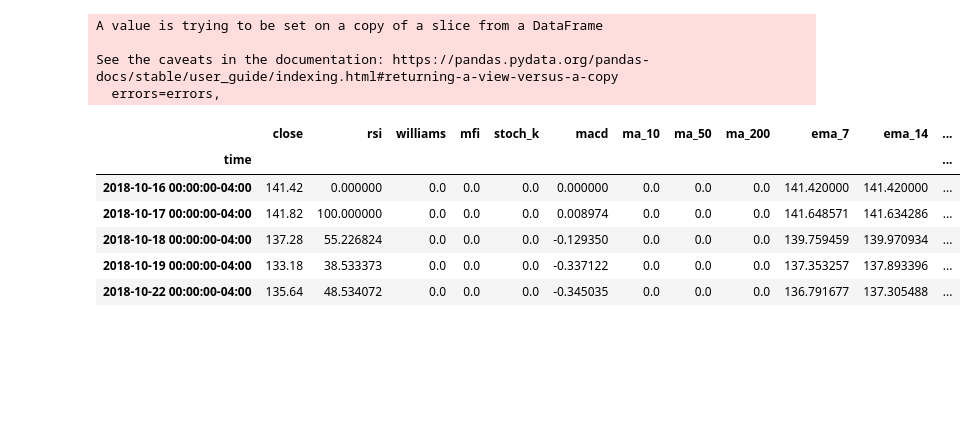
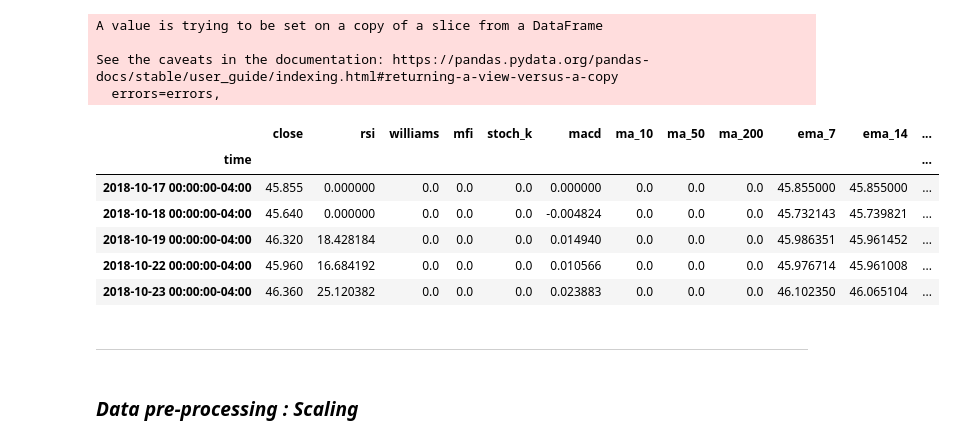
Before and after one commit to illyanyc/technitrade, a Jupyter notebook: code/ml/lstm_demo.ipynb, the cells around one changed output. Cells and saved outputs as stored; diff of their text form; code cells hidden in the pictures; blank space fills up the shorter version.

```diff
--- a/code/ml/lstm_demo.ipynb
+++ b/code/ml/lstm_demo.ipynb
@@ -37,21 +46,26 @@ End date : 2021-07-12
+# %%
+# Load the dataset
+test_tickers = ["KO"]
 # %%
-# Load the dataset
-test_tickers = ["ADSK"]
 ohlcv_df = alpaca.ohlcv(test_tickers, start_date=start_date, end_date=end_date)
 tech_ind = technicals.TechnicalAnalysis(ohlcv_df)
 
 df = tech_ind.get_all_technicals(test_tickers[0])
 df.drop(columns=['open', 'high', 'low', 'volume'], inplace=True)
 df.head()
 # %% [output]
 A value is trying to be set on a copy of a slice from a DataFrame
 
 See the caveats in the documentation: https://pandas.pydata.org/pandas-docs/stable/user_guide/indexing.html#returning-a-view-versus-a-copy
   errors=errors,
 |  | close | rsi | williams | mfi | stoch_k | macd | ma_10 | ma_50 | ma_200 | ema_7 | ema_14 | ... |
 | time |  |  |  |  |  |  |  |  |  |  |  | ... |
-| 2018-10-16 00:00:00-04:00 | 141.42 | 0.000000 | 0.0 | 0.0 | 0.0 | 0.000000 | 0.0 | 0.0 | 0.0 | 141.420000 | 141.420000 | ... |
-| 2018-10-17 00:00:00-04:00 | 141.82 | 100.000000 | 0.0 | 0.0 | 0.0 | 0.008974 | 0.0 | 0.0 | 0.0 | 141.648571 | 141.634286 | ... |
-| 2018-10-18 00:00:00-04:00 | 137.28 | 55.226824 | 0.0 | 0.0 | 0.0 | -0.129350 | 0.0 | 0.0 | 0.0 | 139.759459 | 139.970934 | ... |
-| 2018-10-19 00:00:00-04:00 | 133.18 | 38.533373 | 0.0 | 0.0 | 0.0 | -0.337122 | 0.0 | 0.0 | 0.0 | 137.353257 | 137.893396 | ... |
-| 2018-10-22 00:00:00-04:00 | 135.64 | 48.534072 | 0.0 | 0.0 | 0.0 | -0.345035 | 0.0 | 0.0 | 0.0 | 136.791677 | 137.305488 | ... |
+| 2018-10-17 00:00:00-04:00 | 45.855 | 0.000000 | 0.0 | 0.0 | 0.0 | 0.000000 | 0.0 | 0.0 | 0.0 | 45.855000 | 45.855000 | ... |
+| 2018-10-18 00:00:00-04:00 | 45.640 | 0.000000 | 0.0 | 0.0 | 0.0 | -0.004824 | 0.0 | 0.0 | 0.0 | 45.732143 | 45.739821 | ... |
+| 2018-10-19 00:00:00-04:00 | 46.320 | 18.428184 | 0.0 | 0.0 | 0.0 | 0.014940 | 0.0 | 0.0 | 0.0 | 45.986351 | 45.961452 | ... |
+| 2018-10-22 00:00:00-04:00 | 45.960 | 16.684192 | 0.0 | 0.0 | 0.0 | 0.010566 | 0.0 | 0.0 | 0.0 | 45.976714 | 45.961008 | ... |
+| 2018-10-23 00:00:00-04:00 | 46.360 | 25.120382 | 0.0 | 0.0 | 0.0 | 0.023883 | 0.0 | 0.0 | 0.0 | 46.102350 | 46.065104 | ... |
+# %% [markdown]
+---
+# %% [markdown]
+### *Data pre-processing : Scaling*
```
Also changed, not shown: parts of 62 cells of this notebook, 1 other file.
